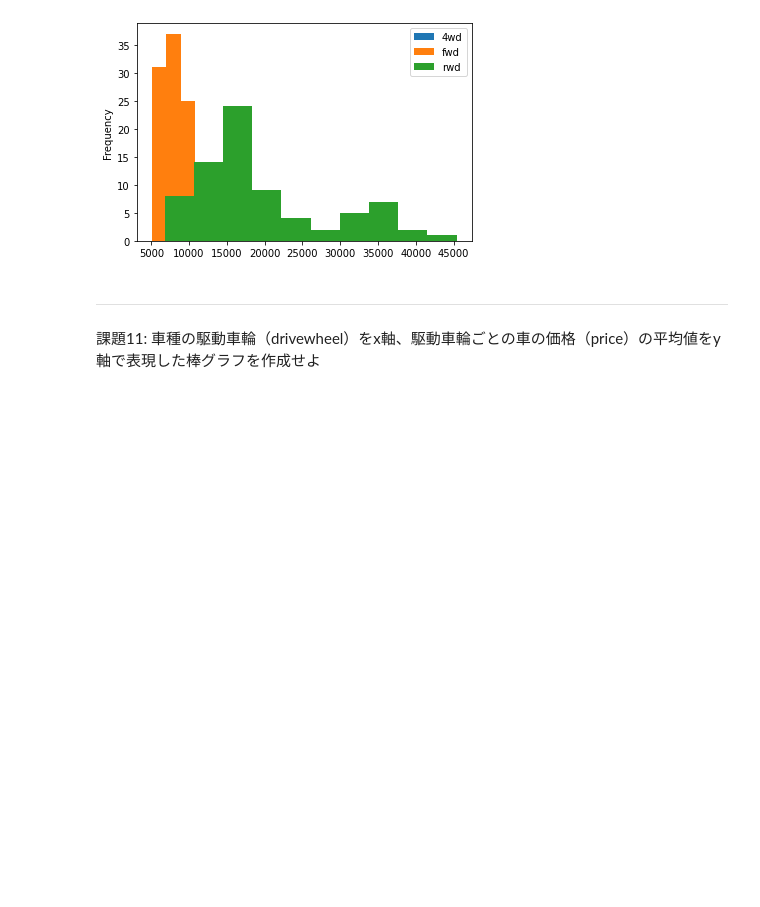
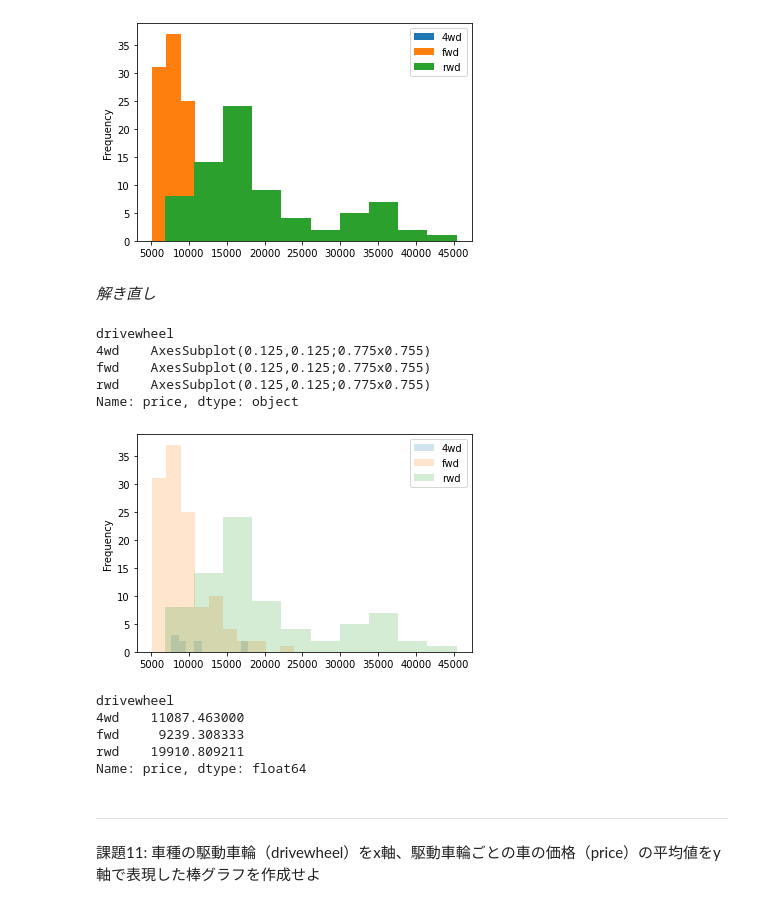
Before and after one commit to ledge-ai/intern-python-exam-kouheiohmikawa, a Jupyter notebook: Python_Basic/4_Visualization.ipynb, the cells around one changed output. Cells and saved outputs as stored; diff of their text form; code cells hidden in the pictures; blank space fills up the shorter version.

```diff
--- a/Python_Basic/4_Visualization.ipynb
+++ b/Python_Basic/4_Visualization.ipynb
@@ -173,6 +199,26 @@ plt.legend()
 # %% [output]
 <matplotlib.legend.Legend at 0x...>
 [figure]
+# %% [markdown]
+*解き直し*
+# %%
+# 以下よりコードを記入してください  ##############################
+df.groupby("drivewheel")["price"].plot(kind="hist", alpha=0.2,legend=True)
+# %% [output]
+drivewheel
+4wd    AxesSubplot(0.125,0.125;0.775x0.755)
+fwd    AxesSubplot(0.125,0.125;0.775x0.755)
+rwd    AxesSubplot(0.125,0.125;0.775x0.755)
+Name: price, dtype: object
+[figure, added]
+# %%
+df.groupby("drivewheel")["price"].mean()
+# %% [output]
+drivewheel
+4wd    11087.463000
+fwd     9239.308333
+rwd    19910.809211
+Name: price, dtype: float64
 # %% [markdown]
 ---
 課題11: 車種の駆動車輪（drivewheel）をx軸、駆動車輪ごとの車の価格（price）の平均値をy軸で表現した棒グラフを作成せよ
```
Also changed, not shown: parts of 12 cells of this notebook, 9 other files.
